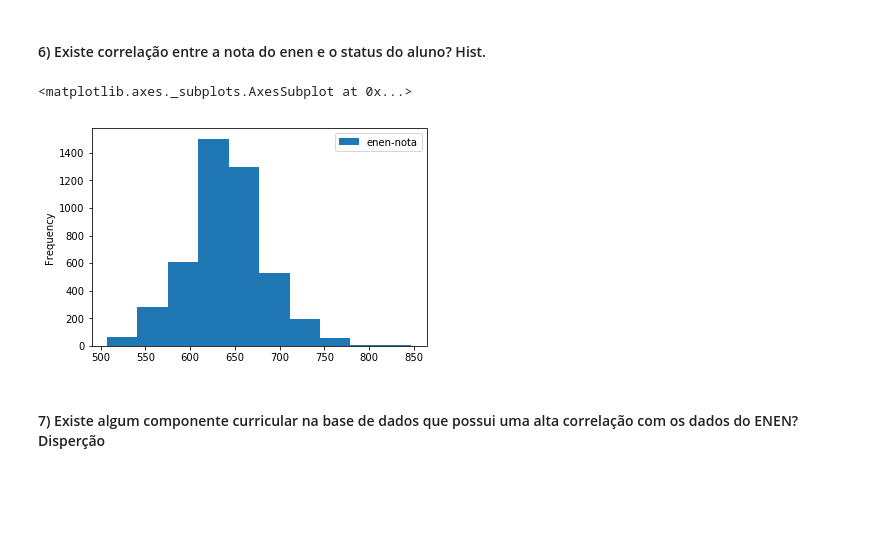
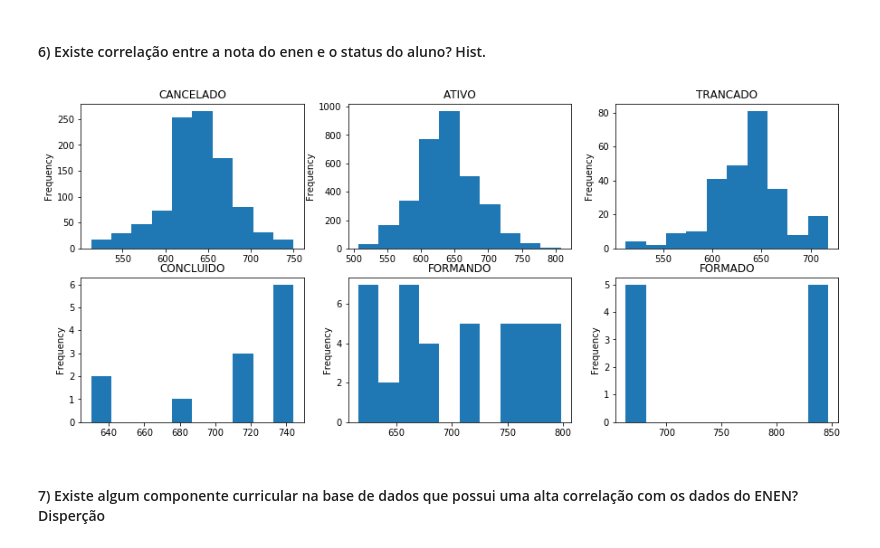
Before and after one commit to paulalps/IMD0033_Probabilidade, a Jupyter notebook: Atividades/Unidade 01/Unidade 01 - Projeto 01.ipynb, the cells around one changed output. Drawn from its saved outputs; the diff is of its cells as text; code cells hidden in the pictures; blank space fills up the shorter version.

```diff
--- a/Atividades/Unidade 01/Unidade 01 - Projeto 01.ipynb
+++ b/Atividades/Unidade 01/Unidade 01 - Projeto 01.ipynb
@@ -165,10 +177,17 @@ al_geral[0]
 | 11 | 59015430 | 0 | 2015 | 2014 | Tirol | 6 | 618.0 | 0.0 | ... |
 # %% [markdown]
 #### 6) Existe correlação entre a  nota do enen e  o  status do aluno? Hist.
-# %%
-dados.plot(kind='hist',x='status',y='enen-nota')
-# %% [output]
-<matplotlib.axes._subplots.AxesSubplot at 0x...>
-[figure, removed]
+# %%
+status_aluno = {}
+fig = plt.figure(figsize=(15,10))
+for i,s in enumerate(dados['status'].unique()):
+    status_aluno[s] = {}
+    for j,col in enumerate(dados.columns):
+        status_aluno[s][col] = [row[j] for row in dados.get_values() if row[4]==s]
+    status_aluno[s] = pd.DataFrame.from_dict(status_aluno[s])
+    ax = fig.add_subplot(len(dados['status'].unique())/2,len(dados['status'].unique())/2,i+1)
+    ax = status_aluno[s].plot(kind='hist',y='enen-nota',title=s,ax=ax,legend=False)
+# %% [output]
+[figure, added]
 # %% [markdown]
 #### 7) Existe algum componente curricular na base de dados que possui uma alta correlação com os dados do ENEN? Disperção
```
Also changed, not shown: parts of 2 cells of this notebook.
